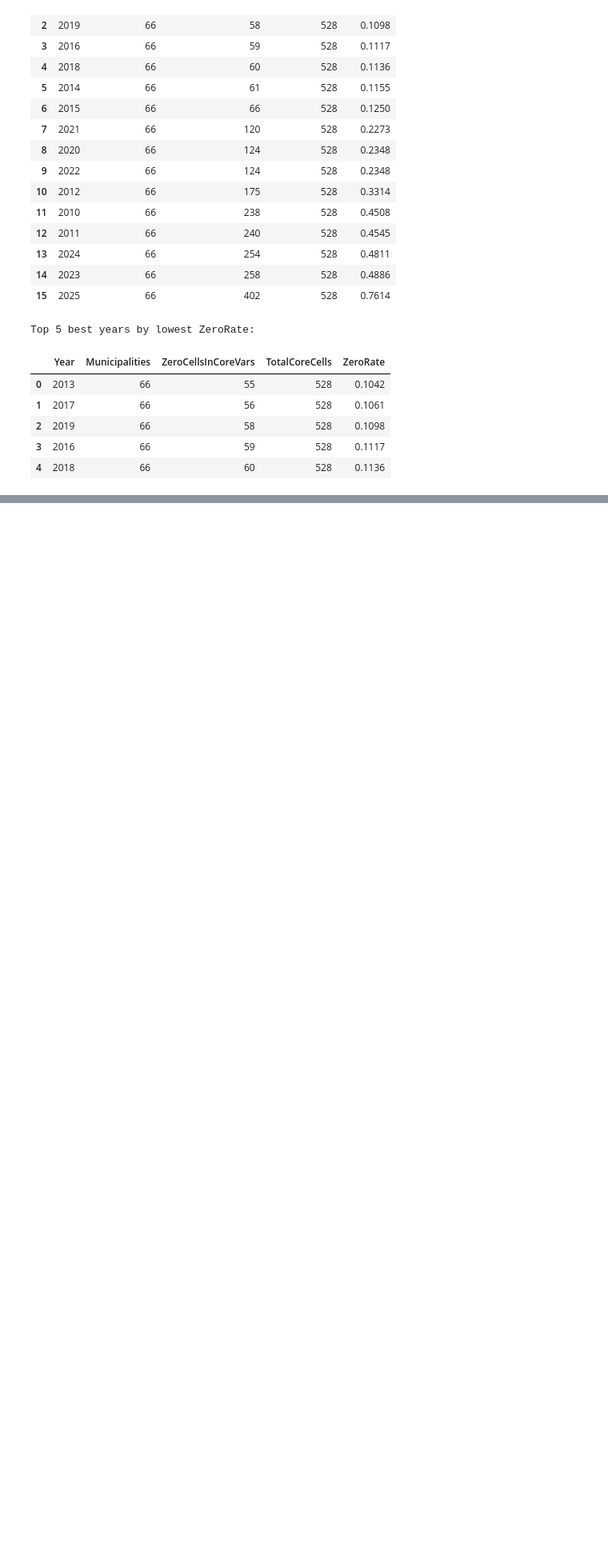
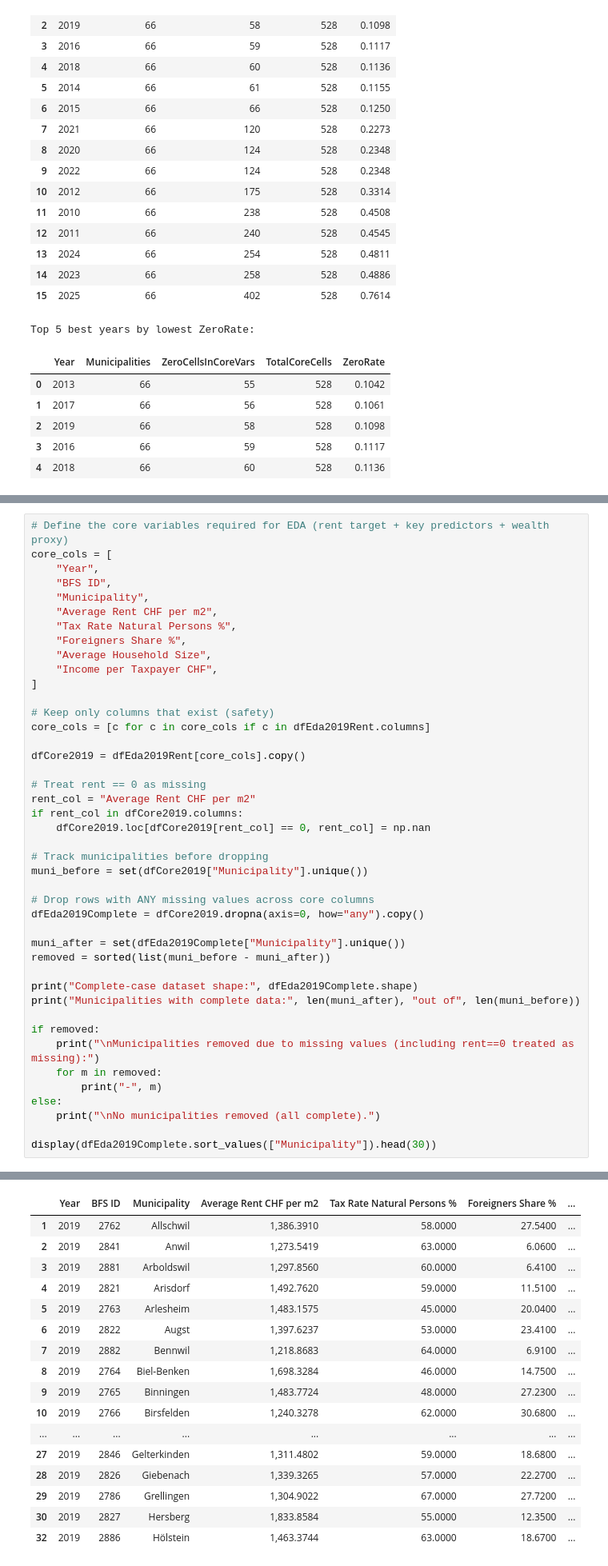
Before and after one commit to hamedamini-zhaw/ARM_Gruppe-5, a Jupyter notebook: 02 - Data Preparation/data_preparation_and_enrichment_bl.ipynb, the cells around one changed output, grey strips where cells are left out. Shown at 80% size. Saved outputs shown, nothing was run; the diff lists cells and outputs as text; blank space fills up the shorter version.

```diff
--- a/02 - Data Preparation/data_preparation_and_enrichment_bl.ipynb
+++ b/02 - Data Preparation/data_preparation_and_enrichment_bl.ipynb
@@ -448,0 +603,44 @@ Top 5 best years by lowest ZeroRate:
+# %%
+# Define the core variables required for EDA (rent target + key predictors + wealth proxy)
+core_cols = [
+    "Year",
+    "BFS ID",
+    "Municipality",
+    "Average Rent CHF per m2",
+    "Tax Rate Natural Persons %",
+    "Foreigners Share %",
+    "Average Household Size",
+    "Income per Taxpayer CHF",
+]
+
+# Keep only columns that exist (safety)
+core_cols = [c for c in core_cols if c in dfEda2019Rent.columns]
+
+dfCore2019 = dfEda2019Rent[core_cols].copy()
+
+# Treat rent == 0 as missing
+rent_col = "Average Rent CHF per m2"
+if rent_col in dfCore2019.columns:
+    dfCore2019.loc[dfCore2019[rent_col] == 0, rent_col] = np.nan
+
+# Track municipalities before dropping
+muni_before = set(dfCore2019["Municipality"].unique())
+
+# Drop rows with ANY missing values across core columns
+dfEda2019Complete = dfCore2019.dropna(axis=0, how="any").copy()
+
+muni_after = set(dfEda2019Complete["Municipality"].unique())
+removed = sorted(list(muni_before - muni_after))
+
+print("Complete-case dataset shape:", dfEda2019Complete.shape)
+print("Municipalities with complete data:", len(muni_after), "out of", len(muni_before))
+
+if removed:
+    print("\nMunicipalities removed due to missing values (including rent==0 treated as missing):")
+    for m in removed:
+        print("-", m)
+else:
+    print("\nNo municipalities removed (all complete).")
+
+display(dfEda2019Complete.sort_values(["Municipality"]).head(30))
+# %% [output]
@@ -448,0 +659,17 @@ Top 5 best years by lowest ZeroRate:
+|  | Year | BFS ID | Municipality | Average Rent CHF per m2 | Tax Rate Natural Persons % | Foreigners Share % | ... |
+| 1 | 2019 | 2762 | Allschwil | 1,386.3910 | 58.0000 | 27.5400 | ... |
+| 2 | 2019 | 2841 | Anwil | 1,273.5419 | 63.0000 | 6.0600 | ... |
+| 3 | 2019 | 2881 | Arboldswil | 1,297.8560 | 60.0000 | 6.4100 | ... |
+| 4 | 2019 | 2821 | Arisdorf | 1,492.7620 | 59.0000 | 11.5100 | ... |
+| 5 | 2019 | 2763 | Arlesheim | 1,483.1575 | 45.0000 | 20.0400 | ... |
+| 6 | 2019 | 2822 | Augst | 1,397.6237 | 53.0000 | 23.4100 | ... |
+| 7 | 2019 | 2882 | Bennwil | 1,218.8683 | 64.0000 | 6.9100 | ... |
+| 8 | 2019 | 2764 | Biel-Benken | 1,698.3284 | 46.0000 | 14.7500 | ... |
+| 9 | 2019 | 2765 | Binningen | 1,483.7724 | 48.0000 | 27.2300 | ... |
+| 10 | 2019 | 2766 | Birsfelden | 1,240.3278 | 62.0000 | 30.6800 | ... |
+| ... | ... | ... | ... | ... | ... | ... | ... |
+| 27 | 2019 | 2846 | Gelterkinden | 1,311.4802 | 59.0000 | 18.6800 | ... |
+| 28 | 2019 | 2826 | Giebenach | 1,339.3265 | 57.0000 | 22.2700 | ... |
+| 29 | 2019 | 2786 | Grellingen | 1,304.9022 | 67.0000 | 27.7200 | ... |
+| 30 | 2019 | 2827 | Hersberg | 1,833.8584 | 55.0000 | 12.3500 | ... |
+| 32 | 2019 | 2886 | Hölstein | 1,463.3744 | 63.0000 | 18.6700 | ... |
```
Also changed, not shown: parts of 13 cells of this notebook, 4 other files.
